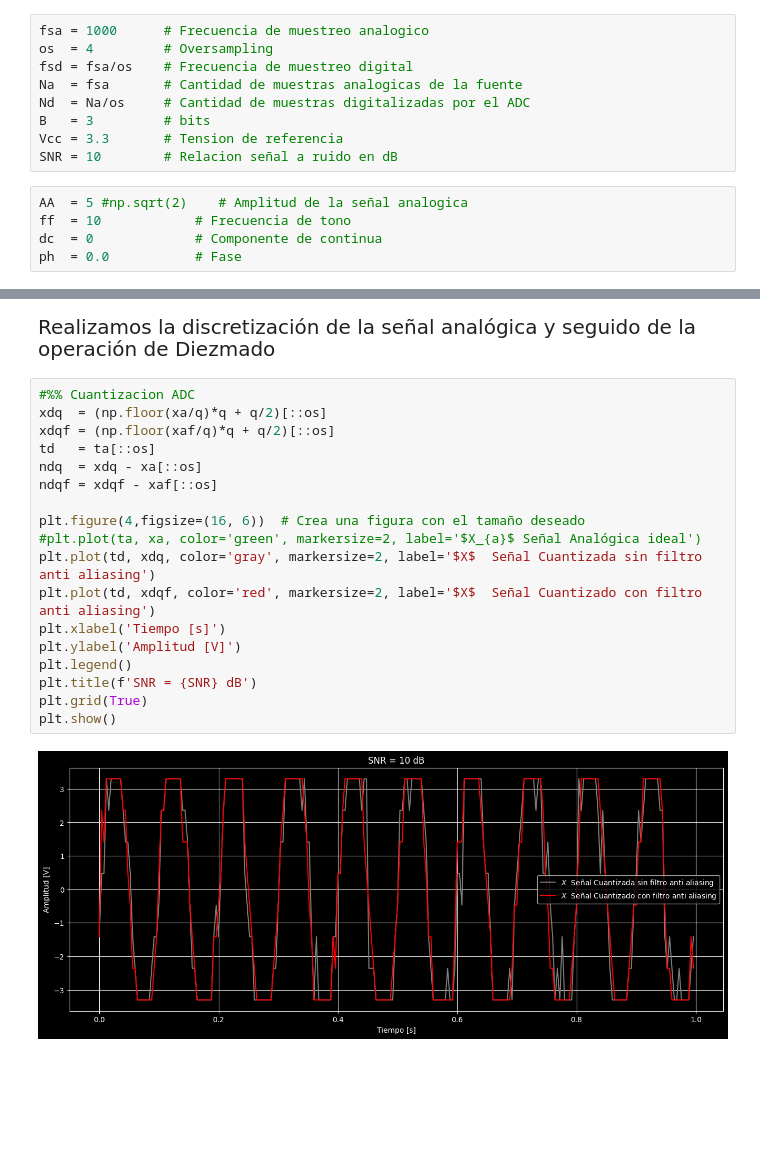
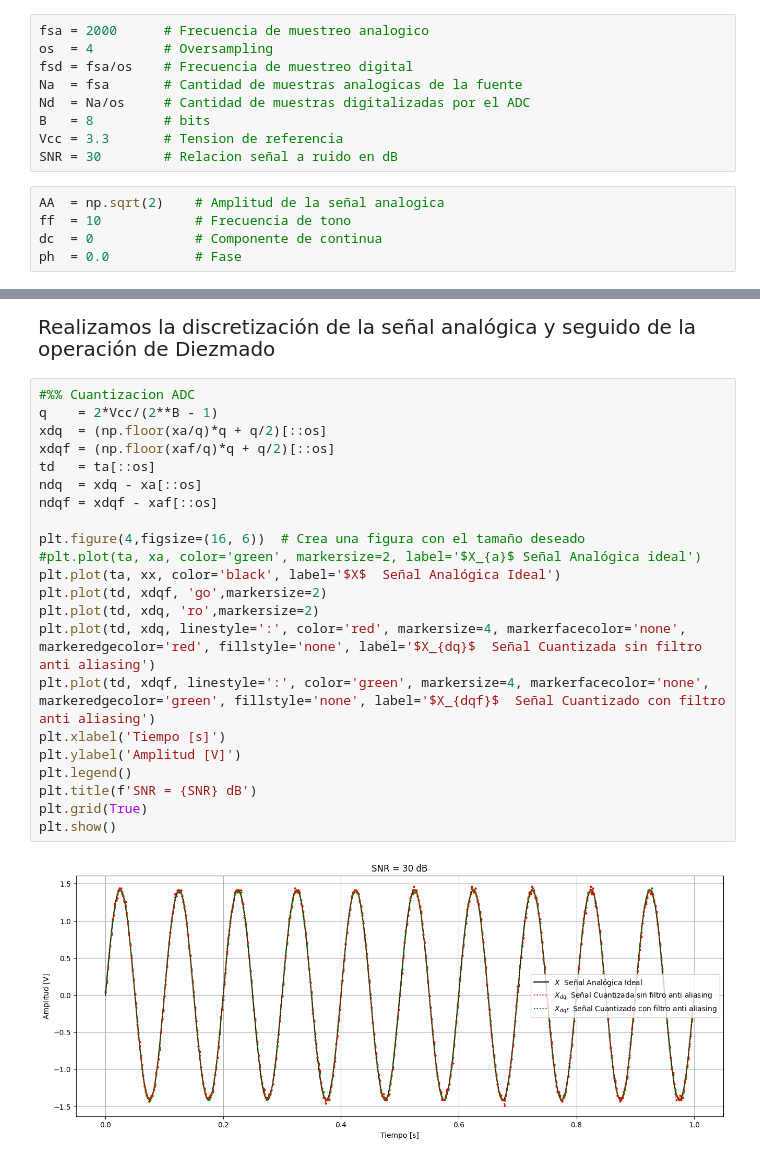
Before and after one commit to D8aCruz/PDS-R6575, a Jupyter notebook: TS3/TS3.ipynb, the cells around one changed output, grey strips where cells are left out. Cells and saved outputs as stored; diff of their text form; blank space fills up the shorter version.

```diff
--- a/TS3/TS3.ipynb
+++ b/TS3/TS3.ipynb
@@ -122,16 +123,16 @@ plt.show()
     Simulación de un ADC real:
 </p>
 # %%
-fsa = 1000      # Frecuencia de muestreo analogico
+fsa = 2000      # Frecuencia de muestreo analogico
 os  = 4         # Oversampling
 fsd = fsa/os    # Frecuencia de muestreo digital
 Na  = fsa       # Cantidad de muestras analogicas de la fuente
 Nd  = Na/os     # Cantidad de muestras digitalizadas por el ADC
-B   = 3         # bits
+B   = 8         # bits
 Vcc = 3.3       # Tension de referencia
-SNR = 10        # Relacion señal a ruido en dB
+SNR = 30        # Relacion señal a ruido en dB
 # %%
-AA  = 5 #np.sqrt(2)    # Amplitud de la señal analogica
+AA  = np.sqrt(2)    # Amplitud de la señal analogica
 ff  = 10            # Frecuencia de tono
 dc  = 0             # Componente de continua
 ph  = 0.0           # Fase
@@ -239,21 +240,25 @@ xaf[xaf < -Vcc] = -Vcc
 </p>
 # %%
 #%% Cuantizacion ADC
+q    = 2*Vcc/(2**B - 1)
 xdq  = (np.floor(xa/q)*q + q/2)[::os]
 xdqf = (np.floor(xaf/q)*q + q/2)[::os]
 td   = ta[::os]
 ndq  = xdq - xa[::os]
 ndqf = xdqf - xaf[::os]
 
 plt.figure(4,figsize=(16, 6))  # Crea una figura con el tamaño deseado
 #plt.plot(ta, xa, color='green', markersize=2, label='$X_{a}$ Señal Analógica ideal')
-plt.plot(td, xdq, color='gray', markersize=2, label='$X$  Señal Cuantizada sin filtro anti aliasing')
-plt.plot(td, xdqf, color='red', markersize=2, label='$X$  Señal Cuantizado con filtro anti aliasing')
+plt.plot(ta, xx, color='black', label='$X$  Señal Analógica Ideal')
+plt.plot(td, xdqf, 'go',markersize=2)
+plt.plot(td, xdq, 'ro',markersize=2)
+plt.plot(td, xdq, linestyle=':', color='red', markersize=4, markerfacecolor='none', markeredgecolor='red', fillstyle='none', label='$X_{dq}$  Señal Cuantizada sin filtro anti aliasing')
+plt.plot(td, xdqf, linestyle=':', color='green', markersize=4, markerfacecolor='none', markeredgecolor='green', fillstyle='none', label='$X_{dqf}$  Señal Cuantizado con filtro anti aliasing')
 plt.xlabel('Tiempo [s]')
 plt.ylabel('Amplitud [V]')
 plt.legend()
 plt.title(f'SNR = {SNR} dB')
 plt.grid(True)
 plt.show()
 # %% [output]
-[figure, old version]
+[figure, new version]
```
Also changed, not shown: parts of 15 cells of this notebook.
